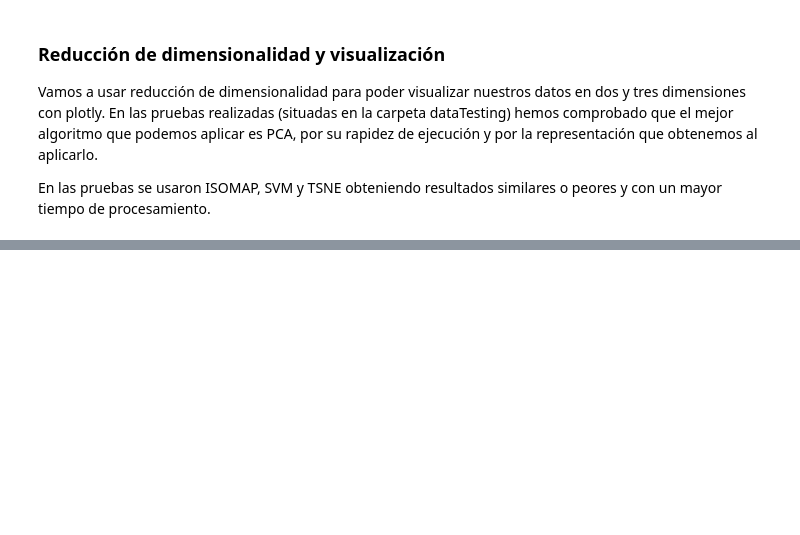
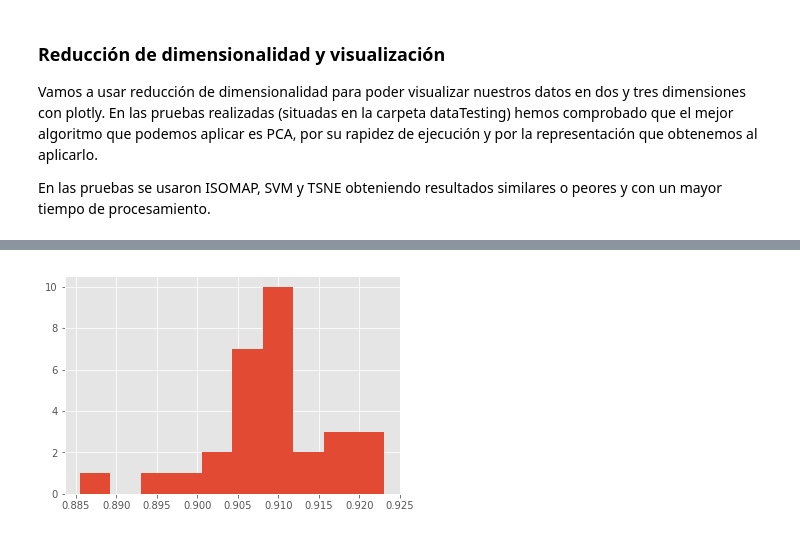
Before and after one commit to DiegoPerezCaa/TFM_QualitySession, a Jupyter notebook: TFM_QualityUser_paso_a_paso.ipynb, the cells around one changed output, grey strips where cells are left out. Cells and saved outputs as stored; diff of their text form; code cells hidden in the pictures; blank space fills up the shorter version.

```diff
--- a/TFM_QualityUser_paso_a_paso.ipynb
+++ b/TFM_QualityUser_paso_a_paso.ipynb
@@ -879,0 +1041,16 @@ py.iplot(fig, filename='scatter-mode')
+# %%
+# Eliminamos las variables
+(df.drop(['avg_tiempo_pag2','vistas_pag2','avg_tiempo_pag3',
+               'vistas_pag3', 'vistas_unicas_pag3', 'vistas_unicas_pag2'],1, inplace=True))
+# %%
+# Machine learning sin variables de pagina 2 y 3
+X = df[df.columns[1:13]].values
+y = df['Y']
+
+
+clf = RandomForestClassifier(oob_score=True, random_state=42)
+
+X_train, X_test, y_train, y_test = train_test_split(X,y)
+
+clf.fit(X_train,y_train)
+accuracy_score(y_test,clf.predict(X_test))
@@ -879,0 +1059,6 @@ py.iplot(fig, filename='scatter-mode')
+# %%
+cross_val = cross_val_score(clf,X,y,cv=30)
+
+print cross_val
+print 'Precisión media: {0:.1f}%'.format(cross_val.mean()*100)
+print 'Desviación estandar: {0:.2f}'.format(cross_val.std())
@@ -879,0 +1073,5 @@ py.iplot(fig, filename='scatter-mode')
+# %%
+plt.hist(cross_val)
+plt.show()
+# %% [output]
+[figure, added]
```
Also changed, not shown: parts of 19 cells of this notebook.
